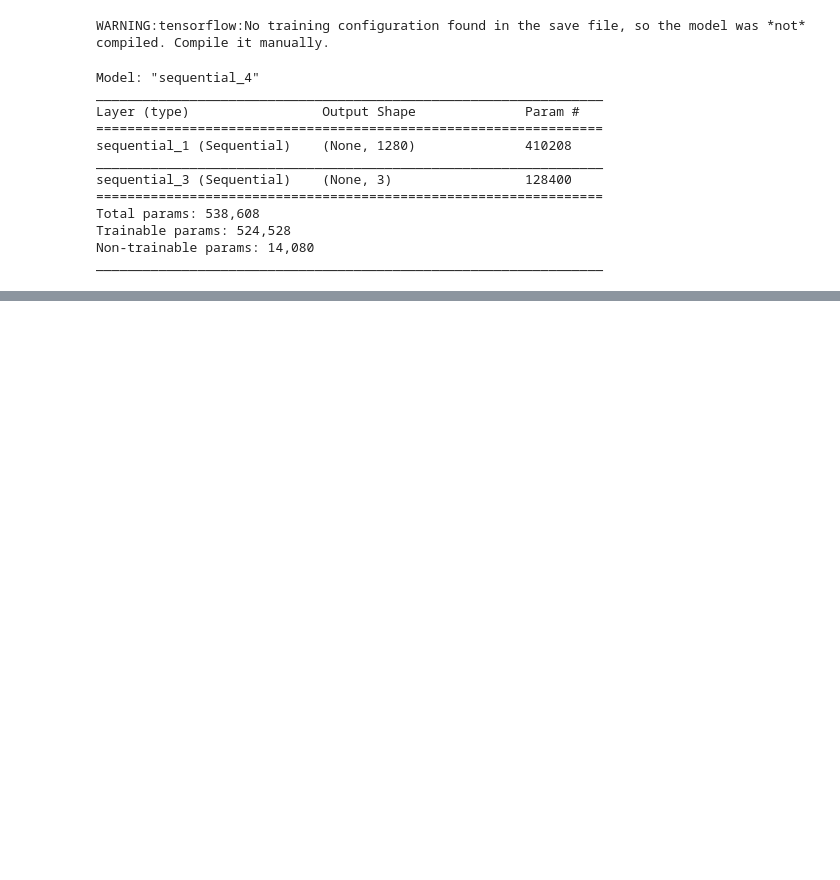
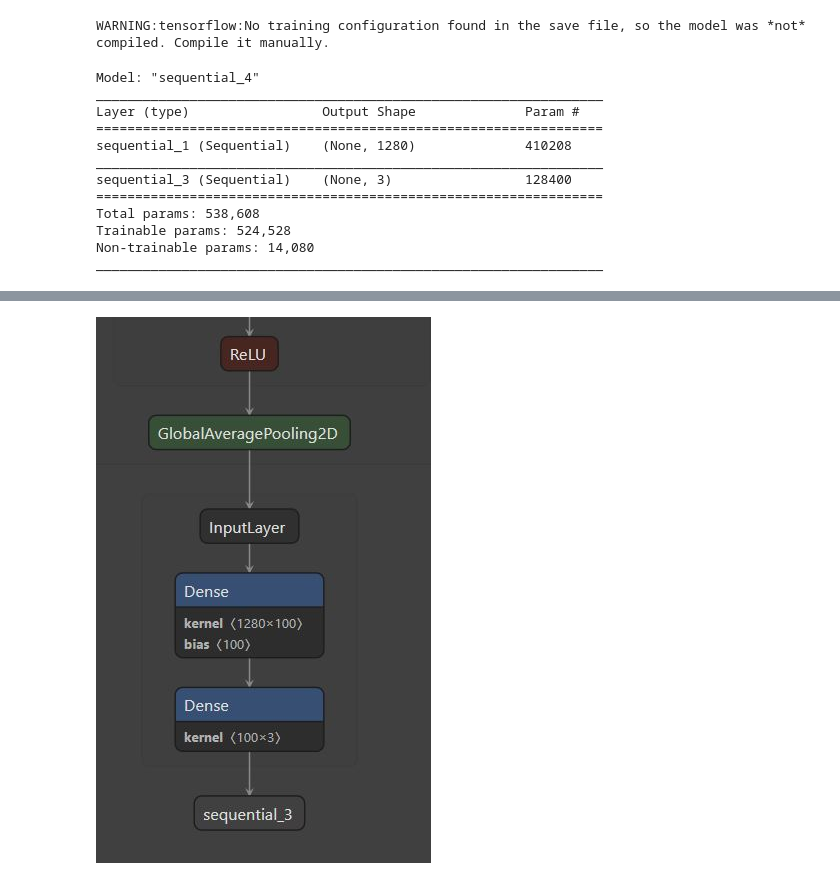
Before and after one commit to reekithak/Fire-Detection, a Jupyter notebook: Working & Template.ipynb, the cells around one changed output, grey strips where cells are left out. Cells and saved outputs as stored; diff of their text form; code cells hidden in the pictures; blank space fills up the shorter version.

```diff
--- a/Working & Template.ipynb
+++ b/Working & Template.ipynb
@@ -22,0 +40,4 @@ _________________________________________________________________
+# %%
+unit_3
+# %% [output]
+[figure, added]
```
Also changed, not shown: parts of 6 cells of this notebook.
